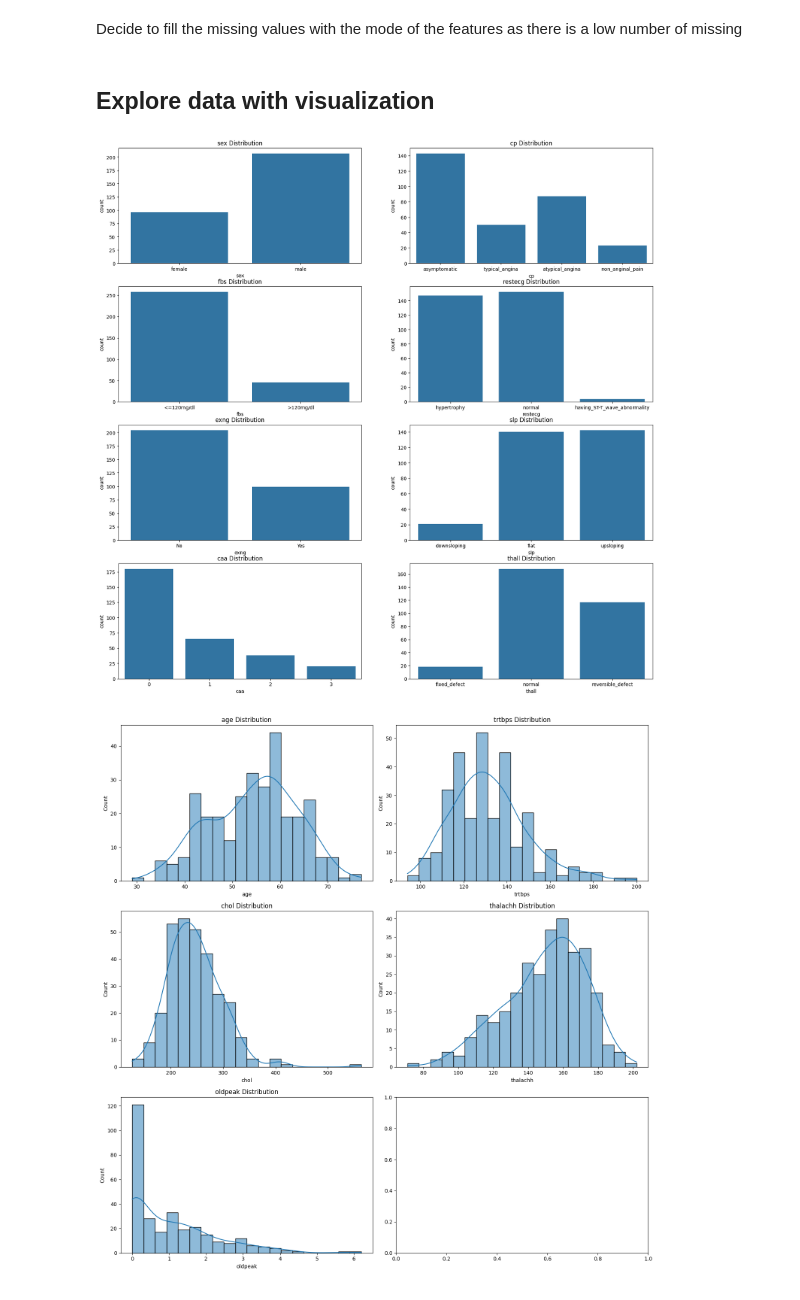
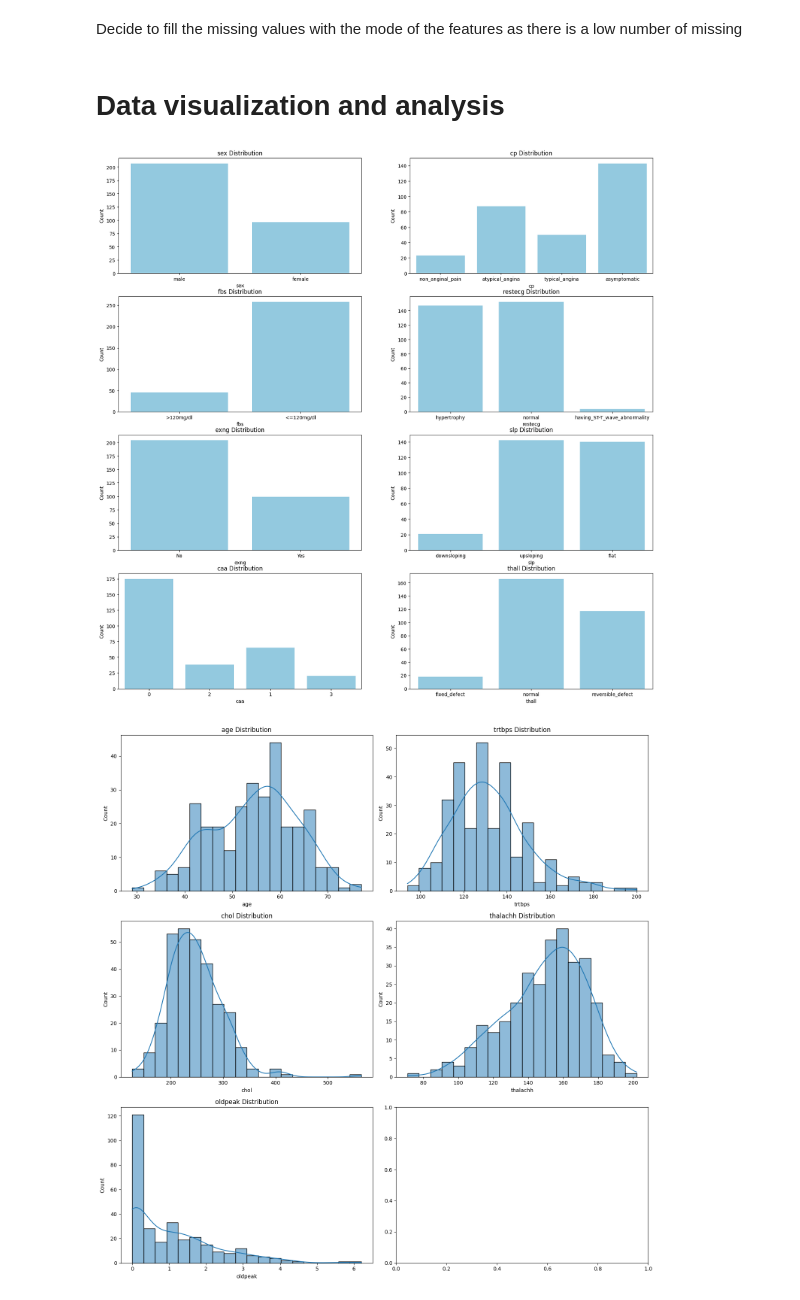
Before and after one commit to kajaloennecken/COMP4433-Project, a Jupyter notebook: Overview.ipynb, the cells around one changed output. Cells and saved outputs as stored; diff of their text form; code cells hidden in the pictures.

```diff
--- a/Overview.ipynb
+++ b/Overview.ipynb
@@ -237,7 +253,6 @@ CATEGORY_MAP = {
     'slp': {0: 'downsloping', 1: 'flat', 2: 'upsloping'},
     'caa': {0: '0', 1: '1', 2: '2', 3: '3'},
     'thall': {1: 'fixed_defect', 2: 'normal', 3: 'reversible_defect'},
-    'output': {0: 'less_chance_of_heart_attack', 1: 'more_chance_of_heart_attack'}
 }
 # %%
 def make_readable_df(df : pd.DataFrame, category_map) -> pd.DataFrame:
@@ -346,30 +362,24 @@ Decide to fill the missing values with the mode of the features as there is a lo
 # %%
 HEART_DATA = fill_with_mode(HEART_DATA, 'thall')
 HEART_DATA = fill_with_mode(HEART_DATA, 'caa')
-# %% [markdown]
-## Explore data with visualization
+# %% [markdown]
+# Data visualization and analysis
 # %%
 fix, axes = plt.subplots(4, 2, figsize=(20, 20))
 for col in CATEGORICAL_COLS:
     sns.countplot(
         x=col,
-        data=HEART_DATA,
+        data=HEART_DATA_READABLE,
         ax=axes[CATEGORICAL_COLS.index(col) // 2, CATEGORICAL_COLS.index(col) % 2],
+        color='skyblue'
     )
     axes[CATEGORICAL_COLS.index(col) // 2, CATEGORICAL_COLS.index(col) % 2].set_title(
         f"{col} Distribution"
     )
     axes[
         CATEGORICAL_COLS.index(col) // 2, CATEGORICAL_COLS.index(col) % 2
-    ].set_xticklabels(
-        [
-            CATEGORY_MAP[col][int(t.get_text())]
-            for t in axes[
-                CATEGORICAL_COLS.index(col) // 2, CATEGORICAL_COLS.index(col) % 2
-            ].get_xticklabels()
-        ]
-    )
+    ].set_ylabel("Count")
 plt.show()
 # %% [output]
-[figure, old version]
+[figure, new version]
 # %%
```
Also changed, not shown: parts of 48 cells of this notebook.
